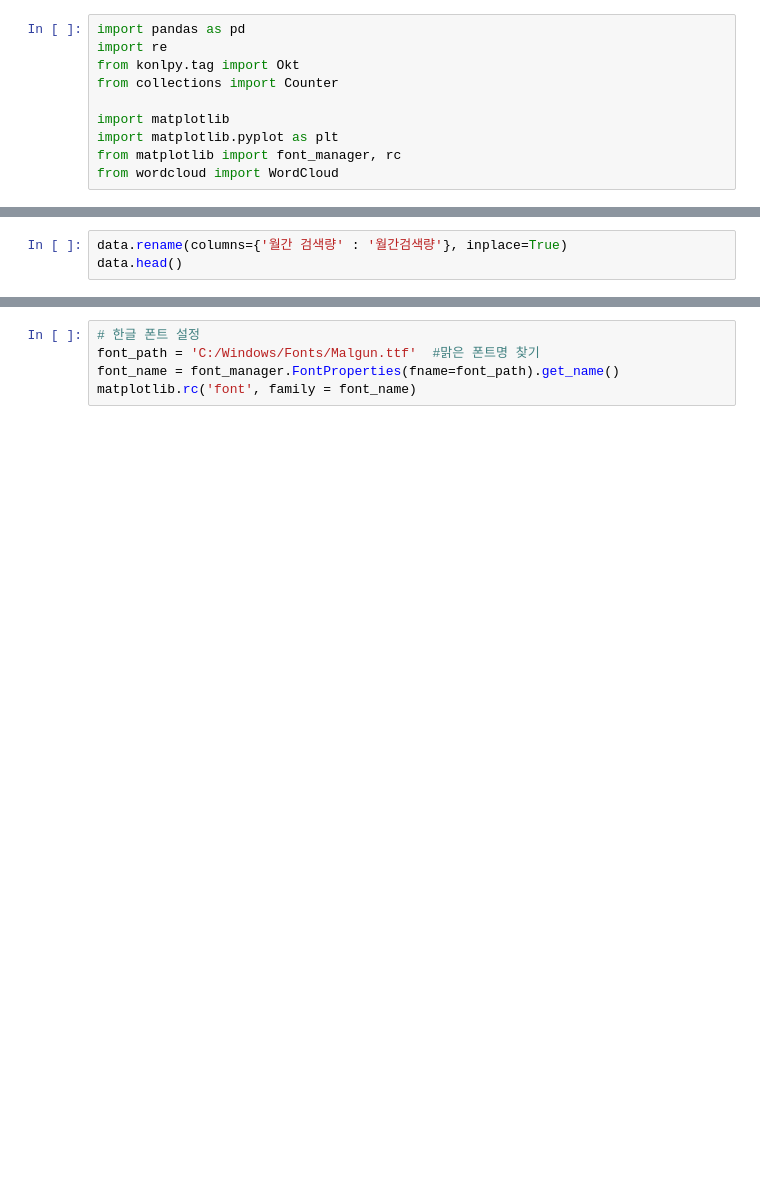
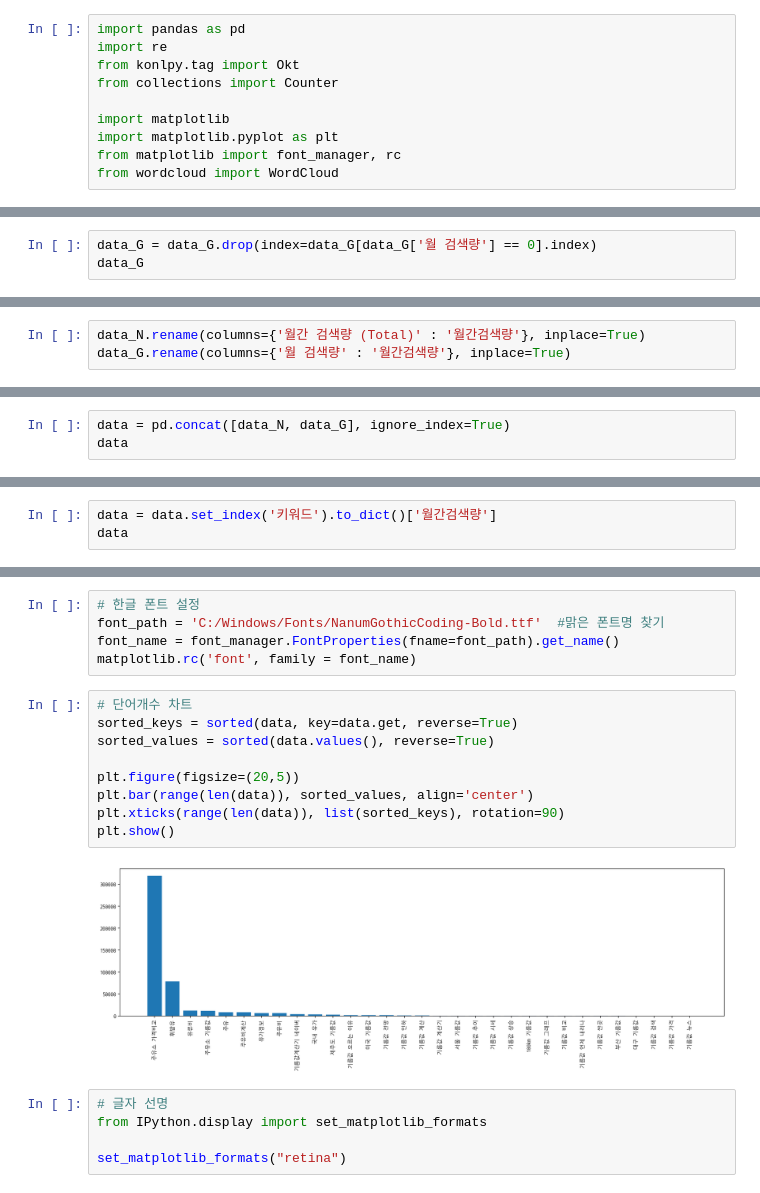
Before and after one commit to certainly-I/Busan-Oil-Price-Analysis, a Jupyter notebook: 주유소_워드클라우드.ipynb, the cells around one changed output, grey strips where cells are left out. Drawn from its saved outputs; the diff is of its cells as text; blank space fills up the shorter version.

```diff
--- a/주유소_워드클라우드.ipynb
+++ b/주유소_워드클라우드.ipynb
@@ -21,0 +53,3 @@ data.head()
+# %%
+data_G = data_G.drop(index=data_G[data_G['월 검색량'] == 0].index)
+data_G
@@ -22,3 +74,3 @@ data.head()
 # %%
-data.rename(columns={'월간 검색량' : '월간검색량'}, inplace=True)
-data.head()
+data_N.rename(columns={'월간 검색량 (Total)' : '월간검색량'}, inplace=True)
+data_G.rename(columns={'월 검색량' : '월간검색량'}, inplace=True)
@@ -74,0 +95,3 @@ memory usage: 560.0+ bytes
+# %%
+data = pd.concat([data_N, data_G], ignore_index=True)
+data
@@ -74,0 +116,3 @@ memory usage: 560.0+ bytes
+# %%
+data = data.set_index('키워드').to_dict()['월간검색량']
+data
@@ -75,6 +137,22 @@ memory usage: 560.0+ bytes
 # %%
 # 한글 폰트 설정
-font_path = 'C:/Windows/Fonts/Malgun.ttf'  #맑은 폰트명 찾기
+font_path = 'C:/Windows/Fonts/NanumGothicCoding-Bold.ttf'  #맑은 폰트명 찾기
 font_name = font_manager.FontProperties(fname=font_path).get_name()
 matplotlib.rc('font', family = font_name)
+# %%
+# 단어개수 차트
+sorted_keys = sorted(data, key=data.get, reverse=True)
+sorted_values = sorted(data.values(), reverse=True)
+
+plt.figure(figsize=(20,5))
+plt.bar(range(len(data)), sorted_values, align='center')
+plt.xticks(range(len(data)), list(sorted_keys), rotation=90)
+plt.show()
+# %% [output]
+[figure, added]
+# %%
+# 글자 선명
+from IPython.display import set_matplotlib_formats
+
+set_matplotlib_formats("retina")
 # %%
```
Also changed, not shown: parts of 12 cells of this notebook.
